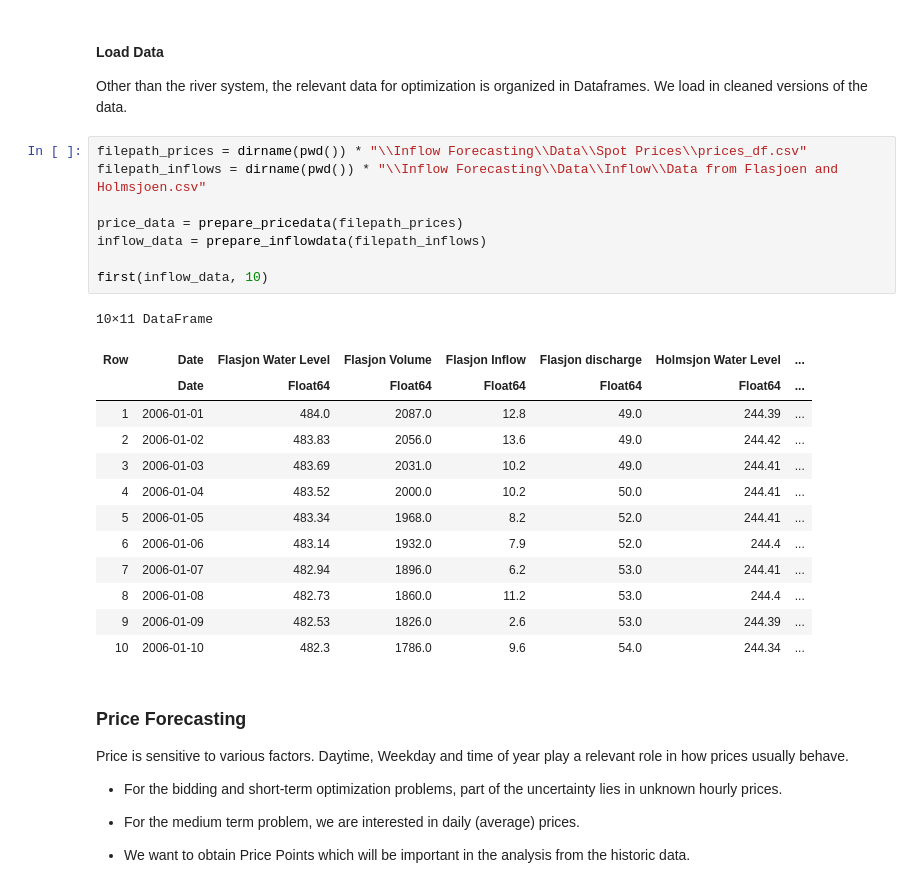
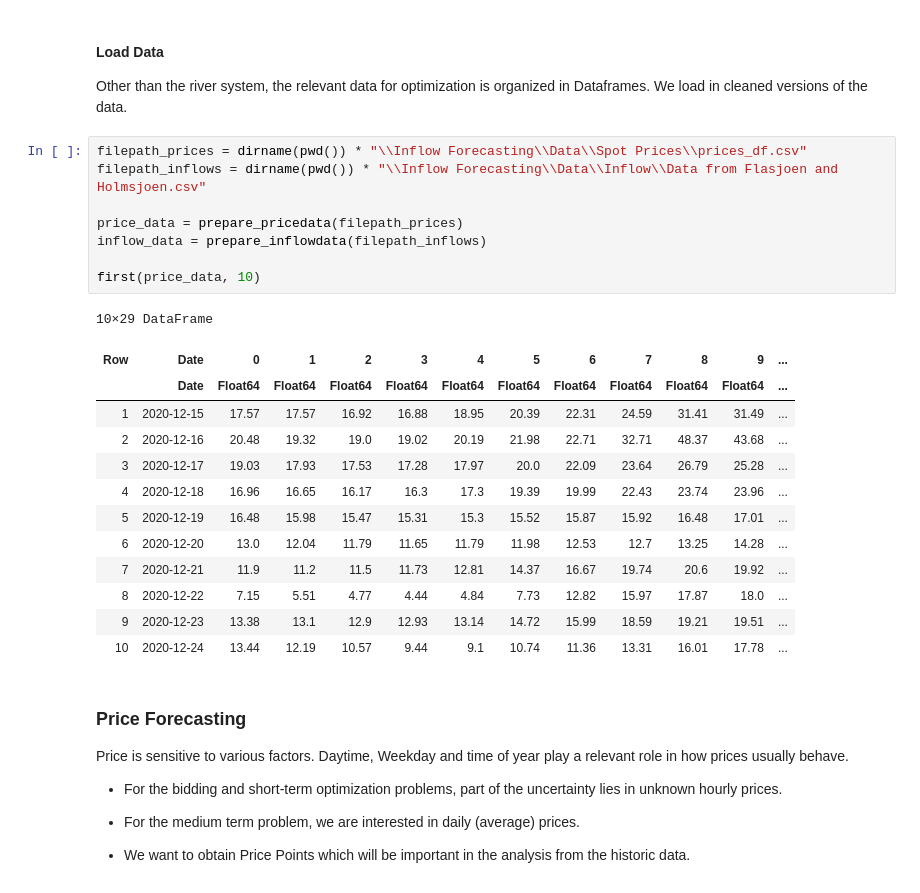
Before and after one commit to lennarthagemann/Code-Master-Thesis, a Jupyter notebook: DevelopmentNotebooks/SimulationSkeleton.ipynb, the cells around one changed output. Saved outputs shown, nothing was run; the diff lists cells and outputs as text.

```diff
--- a/DevelopmentNotebooks/SimulationSkeleton.ipynb
+++ b/DevelopmentNotebooks/SimulationSkeleton.ipynb
@@ -75,25 +78,25 @@ We load in cleaned versions of the data.
 # %%
 filepath_prices = dirname(pwd()) * "\\Inflow Forecasting\\Data\\Spot Prices\\prices_df.csv"
 filepath_inflows = dirname(pwd()) * "\\Inflow Forecasting\\Data\\Inflow\\Data from Flasjoen and Holmsjoen.csv"
 
 price_data = prepare_pricedata(filepath_prices)
 inflow_data = prepare_inflowdata(filepath_inflows)
 
-first(inflow_data, 10)
+first(price_data, 10)
 # %% [output]
-10×11 DataFrame
+10×29 DataFrame
-| Row | Date | Flasjon Water Level | Flasjon Volume | Flasjon Inflow | Flasjon discharge | Holmsjon Water Level | ... |
-|  | Date | Float64 | Float64 | Float64 | Float64 | Float64 | ... |
-| 1 | 2006-01-01 | 484.0 | 2087.0 | 12.8 | 49.0 | 244.39 | ... |
-| 2 | 2006-01-02 | 483.83 | 2056.0 | 13.6 | 49.0 | 244.42 | ... |
-| 3 | 2006-01-03 | 483.69 | 2031.0 | 10.2 | 49.0 | 244.41 | ... |
-| 4 | 2006-01-04 | 483.52 | 2000.0 | 10.2 | 50.0 | 244.41 | ... |
-| 5 | 2006-01-05 | 483.34 | 1968.0 | 8.2 | 52.0 | 244.41 | ... |
-| 6 | 2006-01-06 | 483.14 | 1932.0 | 7.9 | 52.0 | 244.4 | ... |
-| 7 | 2006-01-07 | 482.94 | 1896.0 | 6.2 | 53.0 | 244.41 | ... |
-| 8 | 2006-01-08 | 482.73 | 1860.0 | 11.2 | 53.0 | 244.4 | ... |
-| 9 | 2006-01-09 | 482.53 | 1826.0 | 2.6 | 53.0 | 244.39 | ... |
-| 10 | 2006-01-10 | 482.3 | 1786.0 | 9.6 | 54.0 | 244.34 | ... |
+| Row | Date | 0 | 1 | 2 | 3 | 4 | 5 | 6 | 7 | 8 | 9 | ... |
+|  | Date | Float64 | Float64 | Float64 | Float64 | Float64 | Float64 | Float64 | Float64 | Float64 | Float64 | ... |
+| 1 | 2020-12-15 | 17.57 | 17.57 | 16.92 | 16.88 | 18.95 | 20.39 | 22.31 | 24.59 | 31.41 | 31.49 | ... |
+| 2 | 2020-12-16 | 20.48 | 19.32 | 19.0 | 19.02 | 20.19 | 21.98 | 22.71 | 32.71 | 48.37 | 43.68 | ... |
+| 3 | 2020-12-17 | 19.03 | 17.93 | 17.53 | 17.28 | 17.97 | 20.0 | 22.09 | 23.64 | 26.79 | 25.28 | ... |
+| 4 | 2020-12-18 | 16.96 | 16.65 | 16.17 | 16.3 | 17.3 | 19.39 | 19.99 | 22.43 | 23.74 | 23.96 | ... |
+| 5 | 2020-12-19 | 16.48 | 15.98 | 15.47 | 15.31 | 15.3 | 15.52 | 15.87 | 15.92 | 16.48 | 17.01 | ... |
+| 6 | 2020-12-20 | 13.0 | 12.04 | 11.79 | 11.65 | 11.79 | 11.98 | 12.53 | 12.7 | 13.25 | 14.28 | ... |
+| 7 | 2020-12-21 | 11.9 | 11.2 | 11.5 | 11.73 | 12.81 | 14.37 | 16.67 | 19.74 | 20.6 | 19.92 | ... |
+| 8 | 2020-12-22 | 7.15 | 5.51 | 4.77 | 4.44 | 4.84 | 7.73 | 12.82 | 15.97 | 17.87 | 18.0 | ... |
+| 9 | 2020-12-23 | 13.38 | 13.1 | 12.9 | 12.93 | 13.14 | 14.72 | 15.99 | 18.59 | 19.21 | 19.51 | ... |
+| 10 | 2020-12-24 | 13.44 | 12.19 | 10.57 | 9.44 | 9.1 | 10.74 | 11.36 | 13.31 | 16.01 | 17.78 | ... |
 # %% [markdown]
 ### Price Forecasting
 
```
Also changed, not shown: parts of 16 cells of this notebook, 4 other files.
